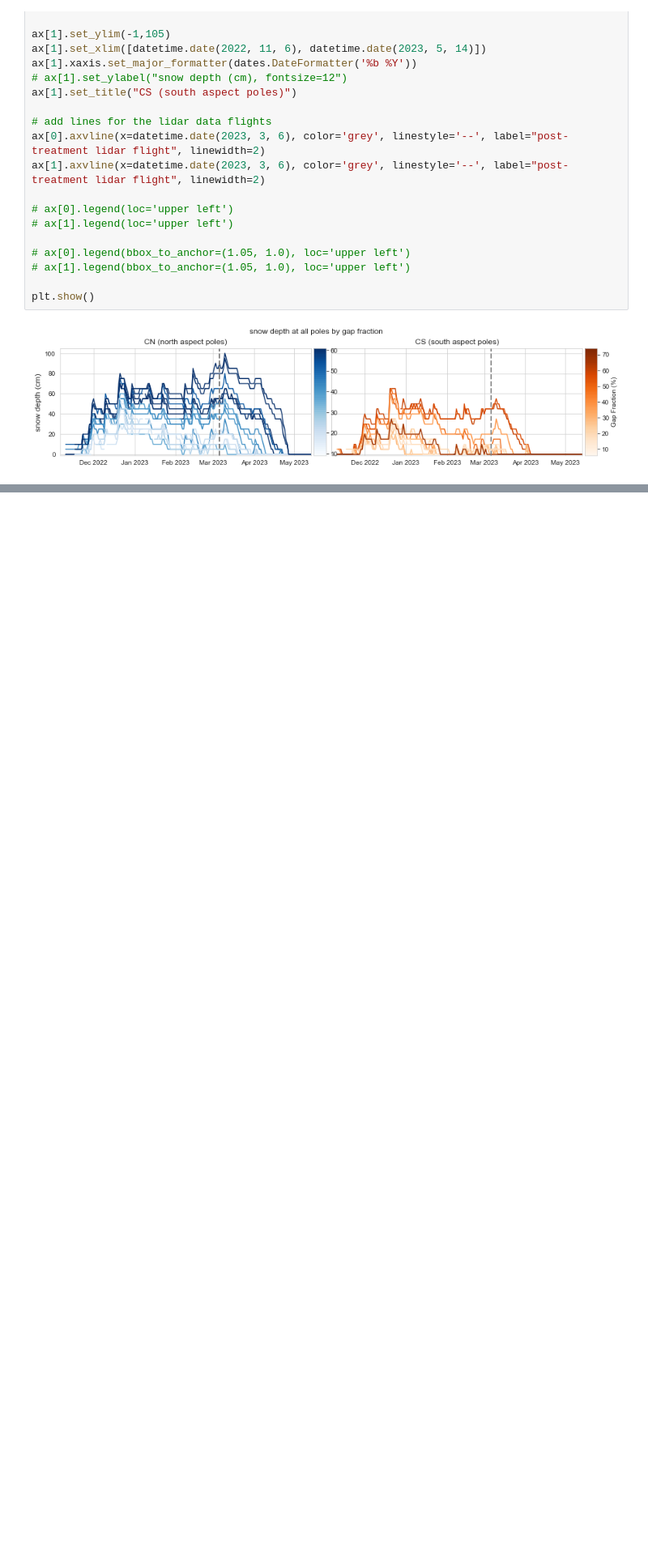
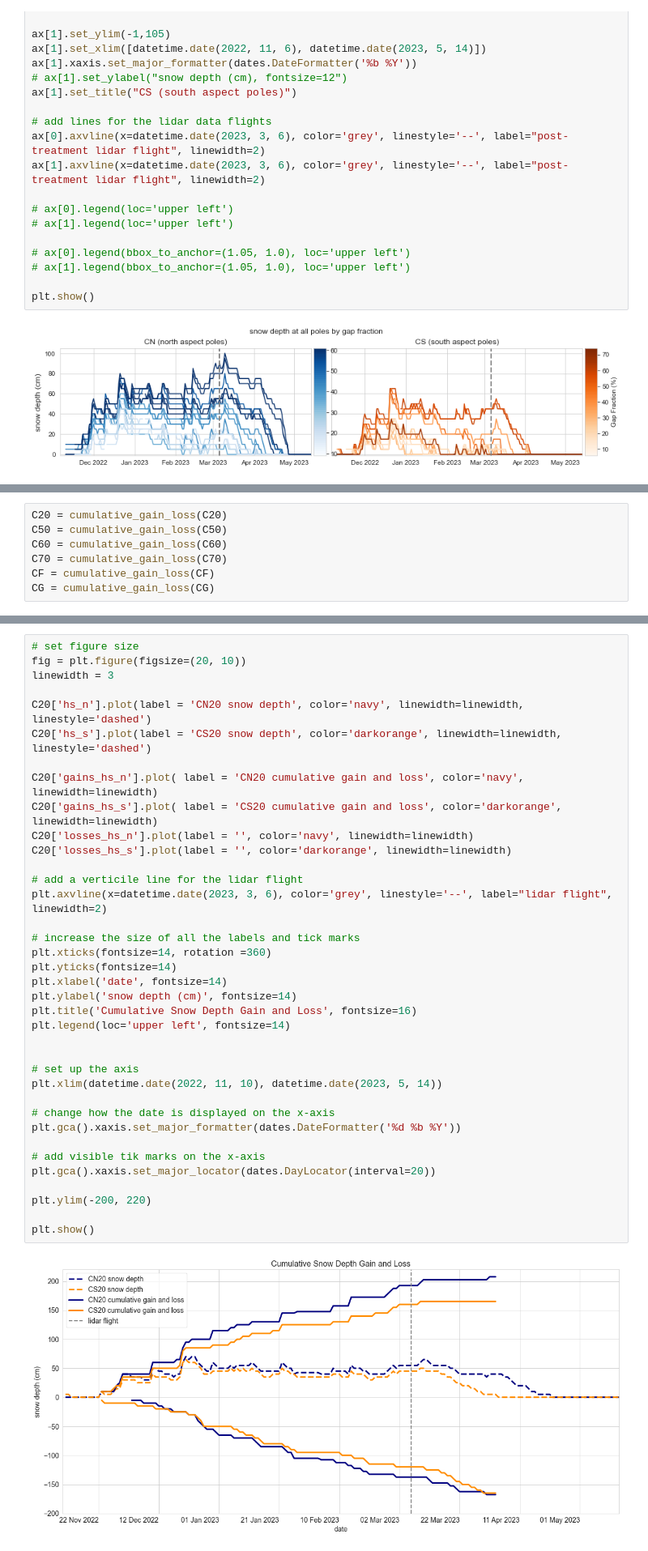
Before and after one commit to cassielumbrazo/CER_timeseries_analysis, a Jupyter notebook: 8_cumulative_gain_loss.ipynb, the cells around one changed output, grey strips where cells are left out. Shown at 81% size. Cells and saved outputs as stored; diff of their text form; blank space fills up the shorter version.

```diff
--- a/8_cumulative_gain_loss.ipynb
+++ b/8_cumulative_gain_loss.ipynb
@@ -761,0 +532,7 @@ CNF23['Median_depth'].plot()
+# %%
+C20 = cumulative_gain_loss(C20)
+C50 = cumulative_gain_loss(C50)
+C60 = cumulative_gain_loss(C60)
+C70 = cumulative_gain_loss(C70)
+CF = cumulative_gain_loss(CF)
+CG = cumulative_gain_loss(CG)
@@ -761,0 +541,39 @@ CNF23['Median_depth'].plot()
+# %%
+# set figure size
+fig = plt.figure(figsize=(20, 10))
+linewidth = 3
+
+C20['hs_n'].plot(label = 'CN20 snow depth', color='navy', linewidth=linewidth, linestyle='dashed')
+C20['hs_s'].plot(label = 'CS20 snow depth', color='darkorange', linewidth=linewidth, linestyle='dashed')
+
+C20['gains_hs_n'].plot( label = 'CN20 cumulative gain and loss', color='navy', linewidth=linewidth)
+C20['gains_hs_s'].plot( label = 'CS20 cumulative gain and loss', color='darkorange', linewidth=linewidth)
+C20['losses_hs_n'].plot(label = '', color='navy', linewidth=linewidth)
+C20['losses_hs_s'].plot(label = '', color='darkorange', linewidth=linewidth)
+
+# add a verticile line for the lidar flight
+plt.axvline(x=datetime.date(2023, 3, 6), color='grey', linestyle='--', label="lidar flight", linewidth=2)
+
+# increase the size of all the labels and tick marks
+plt.xticks(fontsize=14, rotation =360)
+plt.yticks(fontsize=14)
+plt.xlabel('date', fontsize=14)
+plt.ylabel('snow depth (cm)', fontsize=14)
+plt.title('Cumulative Snow Depth Gain and Loss', fontsize=16)
+plt.legend(loc='upper left', fontsize=14)
+
+
+# set up the axis
+plt.xlim(datetime.date(2022, 11, 10), datetime.date(2023, 5, 14))
+
+# change how the date is displayed on the x-axis
+plt.gca().xaxis.set_major_formatter(dates.DateFormatter('%d %b %Y'))
+
+# add visible tik marks on the x-axis
+plt.gca().xaxis.set_major_locator(dates.DayLocator(interval=20))
+
+plt.ylim(-200, 220)
+
+plt.show()
+# %% [output]
+[figure, added]
```
Also changed, not shown: parts of 40 cells of this notebook.
